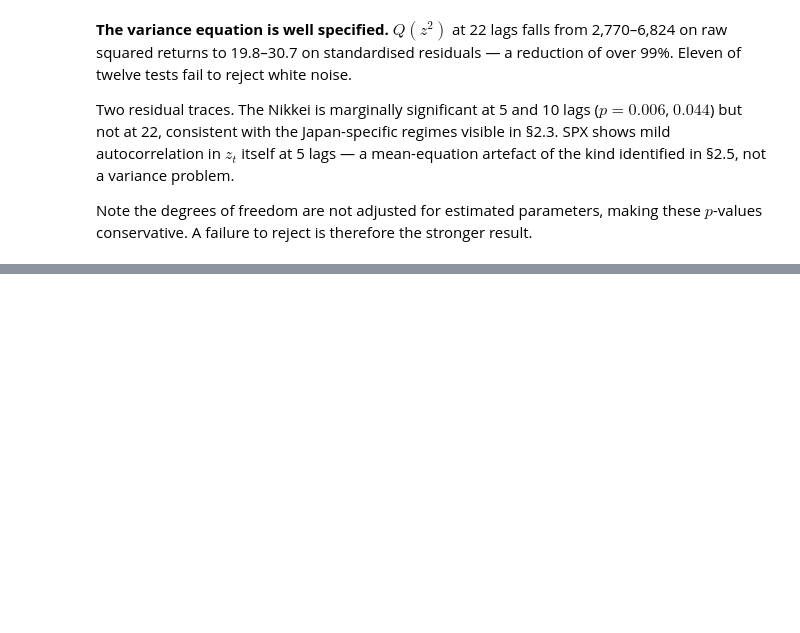
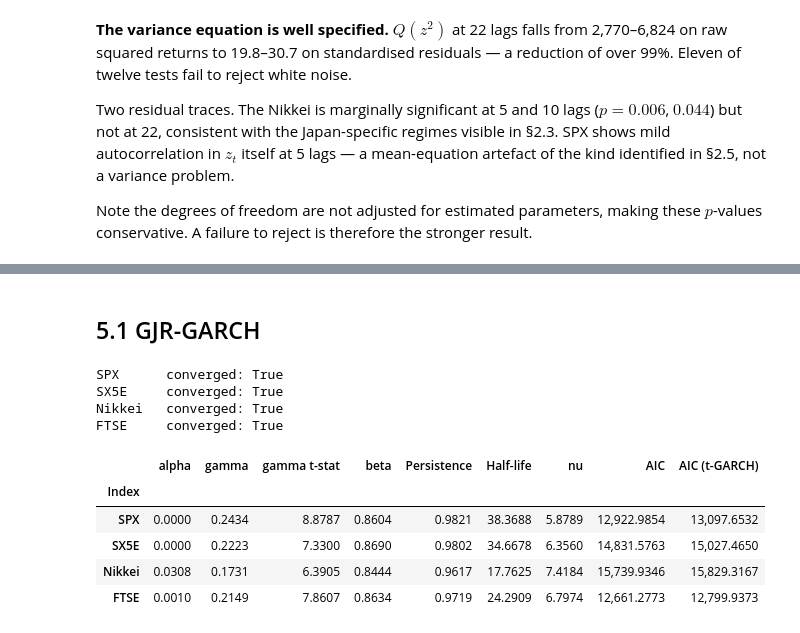
Before and after one commit to PeacoFoxy/StockMarket-Projects, a Jupyter notebook: garch_project/notebooks/garch_analysis.ipynb, the cells around one changed output, grey strips where cells are left out. Cells and saved outputs as stored; diff of their text form; code cells hidden in the pictures; blank space fills up the shorter version.

```diff
--- a/garch_project/notebooks/garch_analysis.ipynb
+++ b/garch_project/notebooks/garch_analysis.ipynb
@@ -1085,0 +1110,39 @@ Note the degrees of freedom are not adjusted for estimated parameters, making th
+# %% [markdown]
+## 5.1 GJR-GARCH
+# %%
+# GJR-GARCH with Student-t innovation
+gjr_t = fit_all(returns, p=1, o=1, q=1, dist="t")
+# o=1 activates the asymmetric indicator term. Everything else matches
+
+rows = []
+for label, res in gjr_t.items():
+    p_ = res.params
+    # Persistence for GJR: the indicator fires on half the observations
+    # in expectation, so gamma enters at half weight.
+    persist = p_["alpha[1]"] + p_["gamma[1]"] / 2 + p_["beta[1]"]
+    rows.append({
+        "Index": label,
+        "alpha": p_["alpha[1]"],
+        "gamma": p_["gamma[1]"],
+        "gamma t-stat": res.tvalues["gamma[1]"],
+        "beta": p_["beta[1]"],
+        "Persistence": persist,
+        "Half-life": half_life(persist),
+        "nu": p_["nu"],
+        "AIC": res.aic,
+        "AIC (t-GARCH)": garch_t[label].aic,
+    })
+
+gjr_summary = pd.DataFrame(rows).set_index("Index").round(4)
+gjr_summary
+# %% [output]
+SPX      converged: True
+SX5E     converged: True
+Nikkei   converged: True
+FTSE     converged: True
+|  | alpha | gamma | gamma t-stat | beta | Persistence | Half-life | nu | AIC | AIC (t-GARCH) |
+| Index |  |  |  |  |  |  |  |  |  |
+| SPX | 0.0000 | 0.2434 | 8.8787 | 0.8604 | 0.9821 | 38.3688 | 5.8789 | 12,922.9854 | 13,097.6532 |
+| SX5E | 0.0000 | 0.2223 | 7.3300 | 0.8690 | 0.9802 | 34.6678 | 6.3560 | 14,831.5763 | 15,027.4650 |
+| Nikkei | 0.0308 | 0.1731 | 6.3905 | 0.8444 | 0.9617 | 17.7625 | 7.4184 | 15,739.9346 | 15,829.3167 |
+| FTSE | 0.0010 | 0.2149 | 7.8607 | 0.8634 | 0.9719 | 24.2909 | 6.7974 | 12,661.2773 | 12,799.9373 |
```
Also changed, not shown: parts of 10 cells of this notebook, 1 other file.
